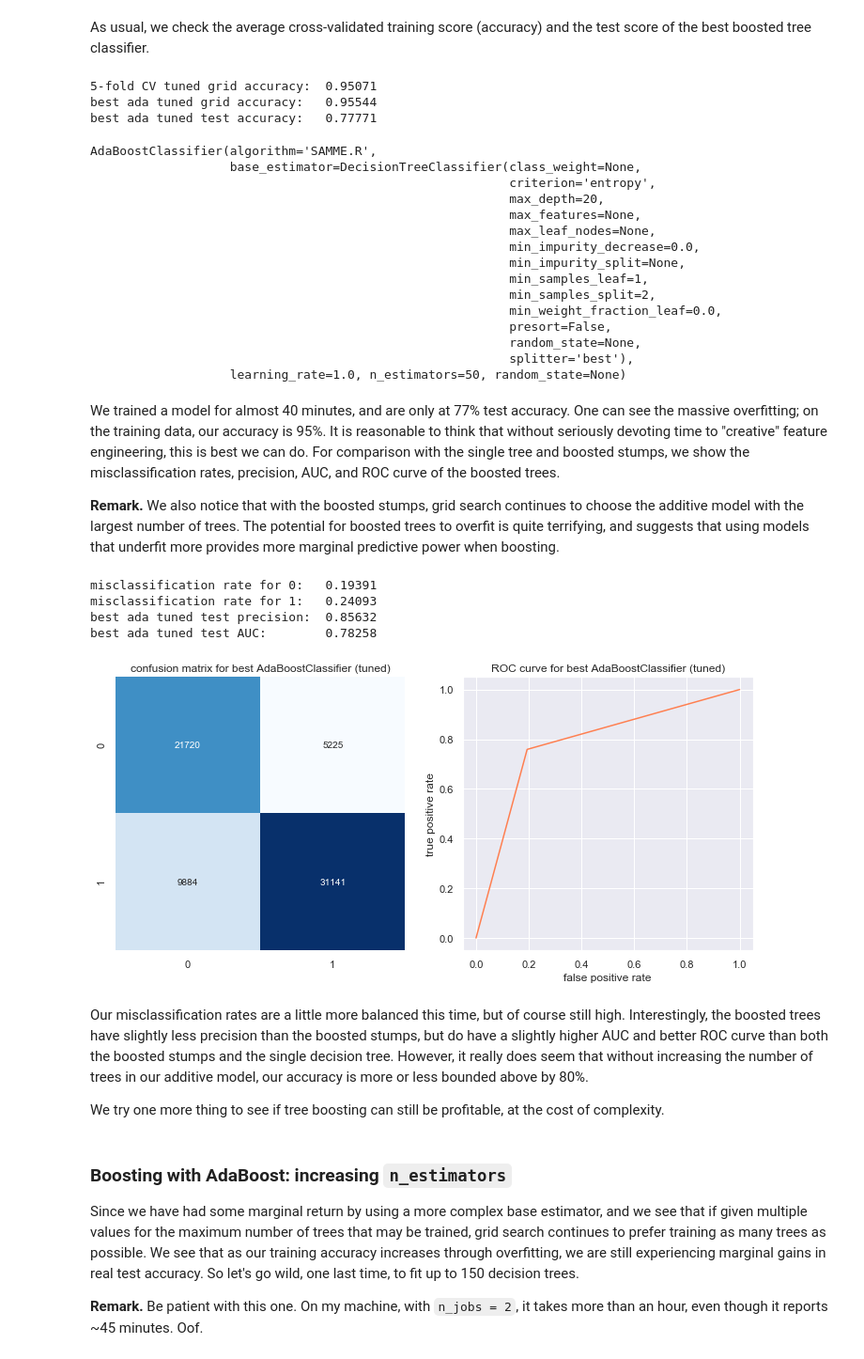
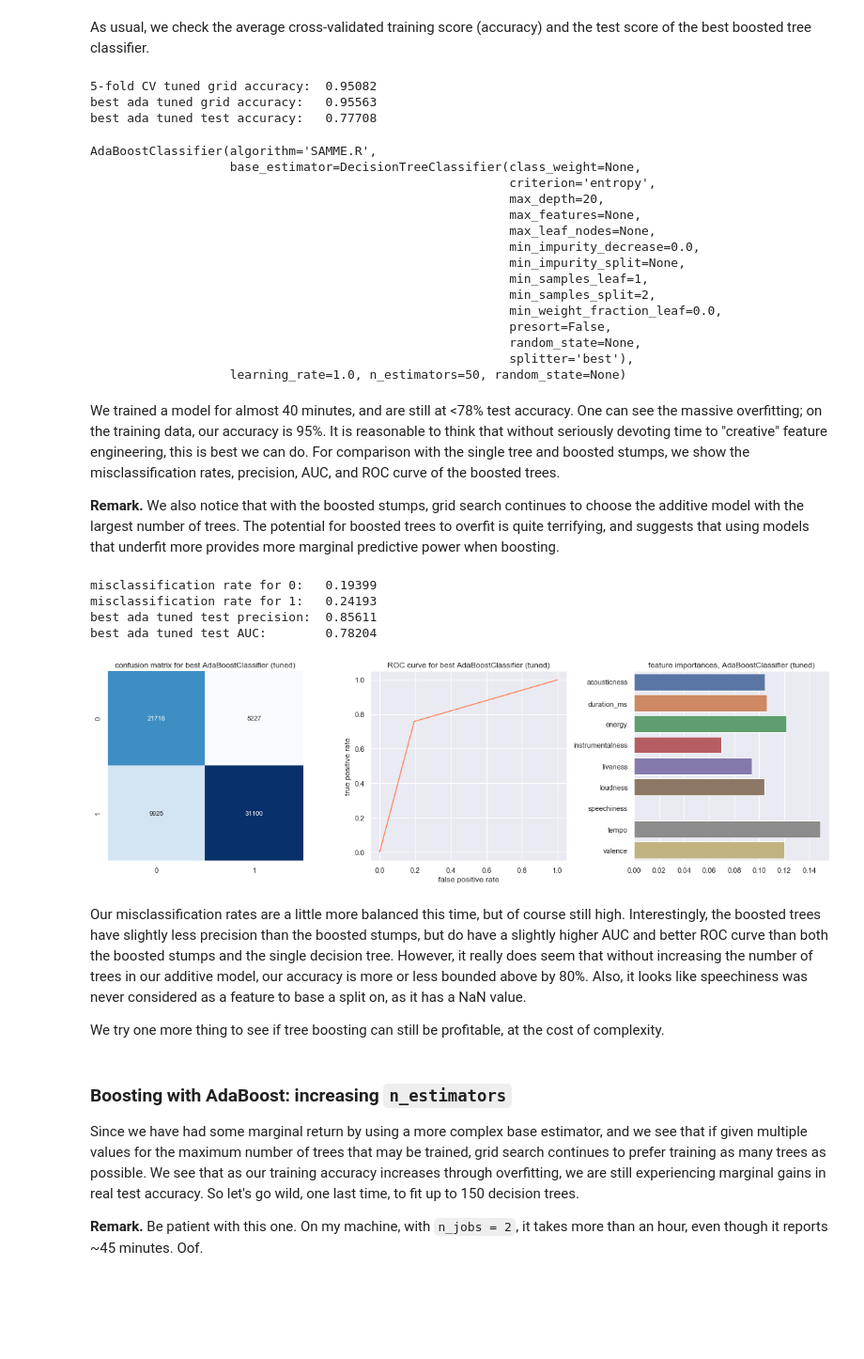
Before and after one commit to phetdam/tomodachi_proj, a Jupyter notebook: bb200_second_impression.ipynb, the cells around one changed output. Shown: that part at 94% size. Drawn from its saved outputs; the diff is of its cells as text; code cells hidden in the pictures; blank space fills up the shorter version.

```diff
--- a/bb200_second_impression.ipynb
+++ b/bb200_second_impression.ipynb
@@ -189,7 +219,7 @@ We now perform a 5-fold cross-validated grid search using `GridSearchCV` to tune
 # new decision tree classifier; again use entropy
 dtc = DecisionTreeClassifier(criterion = "entropy")
 # same parameter grid as in bb200_first_impressions.ipynb but with some added values
-param_grid = {"min_samples_split": [2, 10, 20, 40, 50],
+param_grid = {"min_samples_split": [2, 10, 20, 40],
               "max_depth": [20, 25, 50, None],
               "max_features": ["auto", None]}
 # again use accuracy as scoring metric, 5 fold cross validation, and 2 core parallel
@@ -413,9 +448,9 @@ print("5-fold CV tuned grid accuracy:\t{0:.5f}\nbest ada tuned grid accuracy:\t{
 # show our best boosted tree estimator
 ada_tuned_best
 # %% [output]
-5-fold CV tuned grid accuracy:  0.95071
-best ada tuned grid accuracy:   0.95544
-best ada tuned test accuracy:   0.77771
+5-fold CV tuned grid accuracy:  0.95082
+best ada tuned grid accuracy:   0.95563
+best ada tuned test accuracy:   0.77708
 AdaBoostClassifier(algorithm='SAMME.R',
                    base_estimator=DecisionTreeClassifier(class_weight=None,
                                                          criterion='entropy',
@@ -432,36 +467,39 @@ AdaBoostClassifier(algorithm='SAMME.R',
                                                          splitter='best'),
                    learning_rate=1.0, n_estimators=50, random_state=None)
 # %% [markdown]
-We trained a model for almost 40 minutes, and are only at 77% test accuracy. One can see the massive overfitting; on the training data, our accuracy is 95%. It is reasonable to think that without seriously devoting time to "creative" feature engineering, this is best we can do. For comparison with the single tree and boosted stumps, we show the misclassification rates, precision, AUC, and ROC curve of the boosted trees.
+We trained a model for almost 40 minutes, and are still at <78% test accuracy. One can see the massive overfitting; on the training data, our accuracy is 95%. It is reasonable to think that without seriously devoting time to "creative" feature engineering, this is best we can do. For comparison with the single tree and boosted stumps, we show the misclassification rates, precision, AUC, and ROC curve of the boosted trees.
 
 **Remark.** We also notice that with the boosted stumps, grid search continues to choose the additive model with the largest number of trees. The potential for boosted trees to overfit is quite terrifying, and suggests that using models that underfit more provides more marginal predictive power when boosting.
 # %%
 # our confusion matrix
 adat_cmat = confusion_matrix(ym_test, ada_tuned_best.predict(Xm_test))
 print("misclassification rate for 0:\t{0:.5f}\nmisclassification rate for 1:\t{1:.5f}"
       "".format(adat_cmat[0][1] / sum(adat_cmat[0]), adat_cmat[1][0] / sum(adat_cmat[1])))
 # predicted values from test feature matrix
 ym_test_pred = ada_tuned_best.predict(Xm_test)
 print("best ada tuned test precision:\t{0:.5f}\nbest ada tuned test AUC:\t{1:.5f}"
       "".format(precision_score(ym_test, ym_test_pred), roc_auc_score(ym_test, ym_test_pred)))
 # get fpr, tpr
 ym_test_fpr, ym_test_tpr, thresholds = roc_curve(ym_test, ym_test_pred)
-fig, axs = plt.subplots(nrows = 1, ncols = 2, figsize = (10, 5))
+fig, axs = plt.subplots(nrows = 1, ncols = 3, figsize = (16, 5))
 axs[0].set_title("confusion matrix for best AdaBoostClassifier (tuned)")
 sns.heatmap(adat_cmat, annot = True, cmap = "Blues", cbar = False, ax = axs[0], fmt = "d")
 axs[1].set_title("ROC curve for best AdaBoostClassifier (tuned)")
 axs[1].set_xlabel("false positive rate")
 axs[1].set_ylabel("true positive rate")
 sns.lineplot(ym_test_fpr, ym_test_tpr, color = "coral", ax = axs[1])
+axs[2].set_title("feature importances, AdaBoostClassifier (tuned)")
+sns.barplot(data = pd.DataFrame([ada_tuned_best.feature_importances_], columns = Xm_test.columns),
+            ax = axs[2], orient = "h")
 fig.tight_layout()
 # %% [output]
-misclassification rate for 0:   0.19391
-misclassification rate for 1:   0.24093
-best ada tuned test precision:  0.85632
-best ada tuned test AUC:        0.78258
+misclassification rate for 0:   0.19399
+misclassification rate for 1:   0.24193
+best ada tuned test precision:  0.85611
+best ada tuned test AUC:        0.78204
-[figure, old version]
+[figure, new version]
 # %% [markdown]
-Our misclassification rates are a little more balanced this time, but of course still high. Interestingly, the boosted trees have slightly less precision than the boosted stumps, but do have a slightly higher AUC and better ROC curve than both the boosted stumps and the single decision tree. However, it really does seem that without increasing the number of trees in our additive model, our accuracy is more or less bounded above by 80%.
+Our misclassification rates are a little more balanced this time, but of course still high. Interestingly, the boosted trees have slightly less precision than the boosted stumps, but do have a slightly higher AUC and better ROC curve than both the boosted stumps and the single decision tree. However, it really does seem that without increasing the number of trees in our additive model, our accuracy is more or less bounded above by 80%. Also, it looks like speechiness was never considered as a feature to base a split on, as it has a NaN value.
 
 We try one more thing to see if tree boosting can still be profitable, at the cost of complexity.
 # %% [markdown]
```
Also changed, not shown: parts of 36 cells of this notebook.
